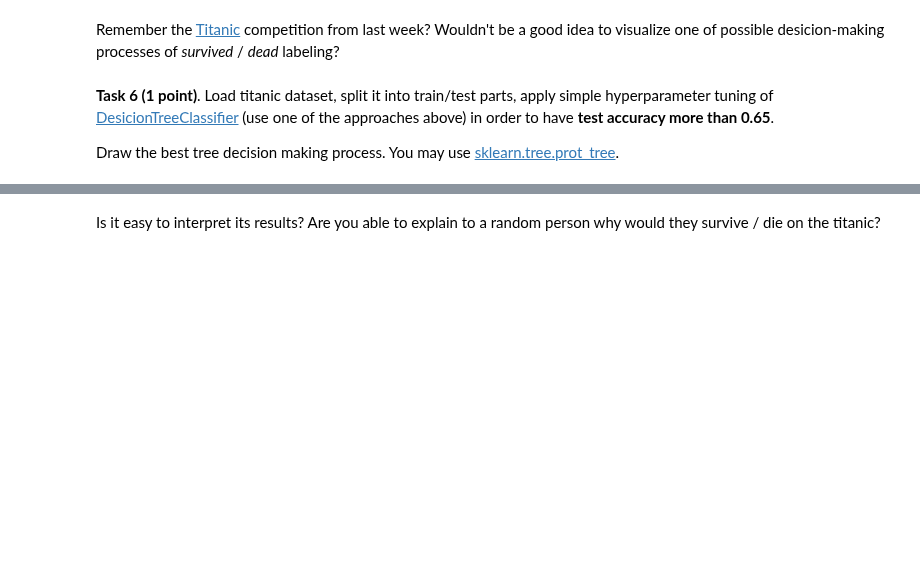
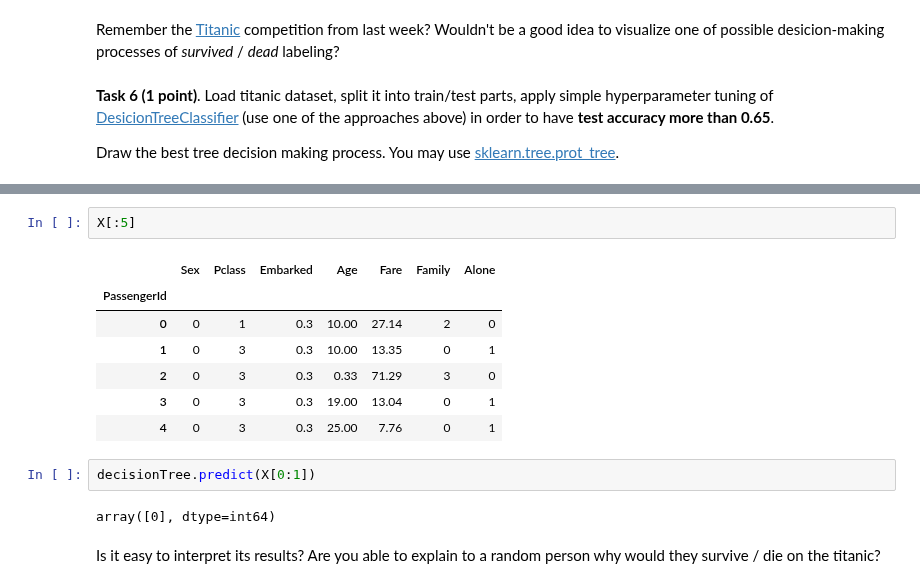
Before and after one commit to githubjeka/ml-intro, a Jupyter notebook: rf_classifier.ipynb, the cells around one changed output, grey strips where cells are left out. Saved outputs shown, nothing was run; the diff lists cells and outputs as text; blank space fills up the shorter version.

```diff
--- a/rf_classifier.ipynb
+++ b/rf_classifier.ipynb
@@ -572,2 +693,16 @@ from sklearn.tree import DecisionTreeClassifier
+# %%
+X[:5]
+# %% [output]
+|  | Sex | Pclass | Embarked | Age | Fare | Family | Alone |
+| PassengerId |  |  |  |  |  |  |  |
+| 0 | 0 | 1 | 0.3 | 10.00 | 27.14 | 2 | 0 |
+| 1 | 0 | 3 | 0.3 | 10.00 | 13.35 | 0 | 1 |
+| 2 | 0 | 3 | 0.3 | 0.33 | 71.29 | 3 | 0 |
+| 3 | 0 | 3 | 0.3 | 19.00 | 13.04 | 0 | 1 |
+| 4 | 0 | 3 | 0.3 | 25.00 | 7.76 | 0 | 1 |
+# %%
+decisionTree.predict(X[0:1])
+# %% [output]
+array([0], dtype=int64)
 # %% [markdown]
 Is it easy to interpret its results? Are you able to explain to a random person why would they survive / die on the titanic?
```
Also changed, not shown: parts of 36 cells of this notebook.
